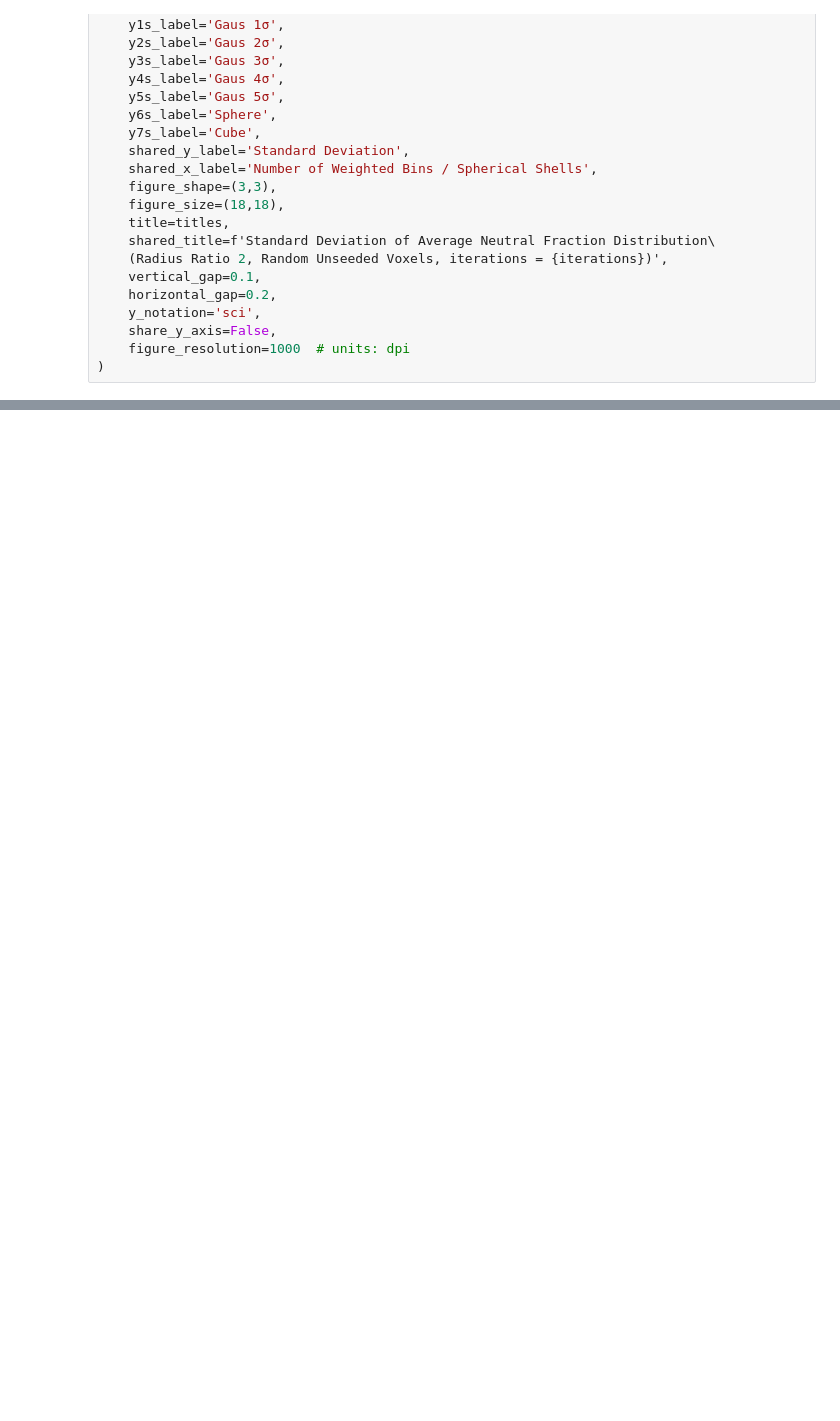
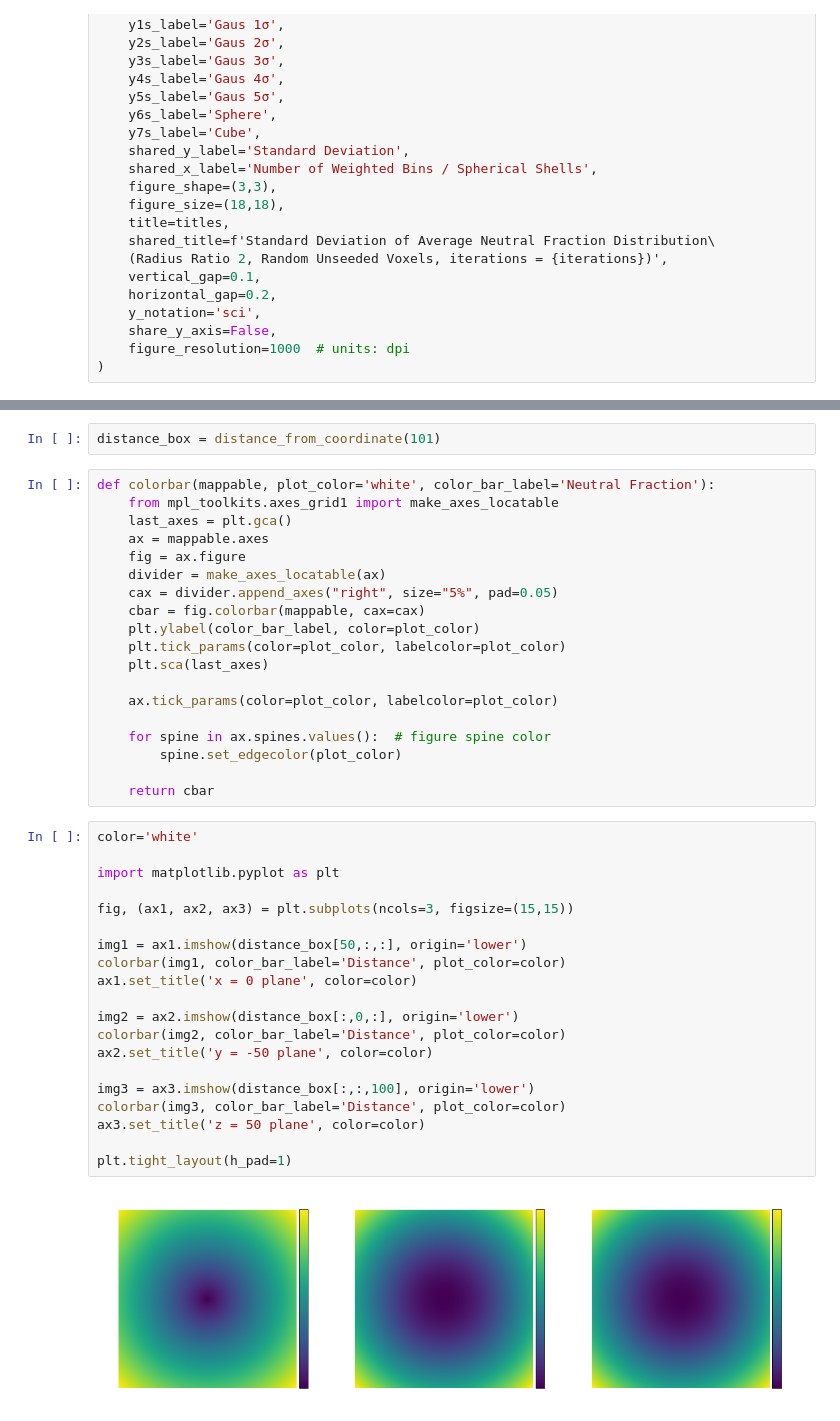
Before and after one commit to tommychinwj/HI_characterization, a Jupyter notebook: Experiment_code.ipynb, the cells around one changed output, grey strips where cells are left out. Cells and saved outputs as stored; diff of their text form; blank space fills up the shorter version.

```diff
--- a/Experiment_code.ipynb
+++ b/Experiment_code.ipynb
@@ -462,0 +485,43 @@ plots(
+# %%
+distance_box = distance_from_coordinate(101)
+# %%
+def colorbar(mappable, plot_color='white', color_bar_label='Neutral Fraction'):
+    from mpl_toolkits.axes_grid1 import make_axes_locatable
+    last_axes = plt.gca()
+    ax = mappable.axes
+    fig = ax.figure
+    divider = make_axes_locatable(ax)
+    cax = divider.append_axes("right", size="5%", pad=0.05)
+    cbar = fig.colorbar(mappable, cax=cax)
+    plt.ylabel(color_bar_label, color=plot_color)
+    plt.tick_params(color=plot_color, labelcolor=plot_color)
+    plt.sca(last_axes)
+
+    ax.tick_params(color=plot_color, labelcolor=plot_color)
+
+    for spine in ax.spines.values():  # figure spine color
+        spine.set_edgecolor(plot_color)
+
+    return cbar
+# %%
+color='white'
+
+import matplotlib.pyplot as plt
+
+fig, (ax1, ax2, ax3) = plt.subplots(ncols=3, figsize=(15,15))
+
+img1 = ax1.imshow(distance_box[50,:,:], origin='lower')
+colorbar(img1, color_bar_label='Distance', plot_color=color)
+ax1.set_title('x = 0 plane', color=color)
+
+img2 = ax2.imshow(distance_box[:,0,:], origin='lower')
+colorbar(img2, color_bar_label='Distance', plot_color=color)
+ax2.set_title('y = -50 plane', color=color)
+
+img3 = ax3.imshow(distance_box[:,:,100], origin='lower')
+colorbar(img3, color_bar_label='Distance', plot_color=color)
+ax3.set_title('z = 50 plane', color=color)
+
+plt.tight_layout(h_pad=1)
+# %% [output]
+[figure, added]
```
Also changed, not shown: parts of 9 cells of this notebook, 1 other file.
